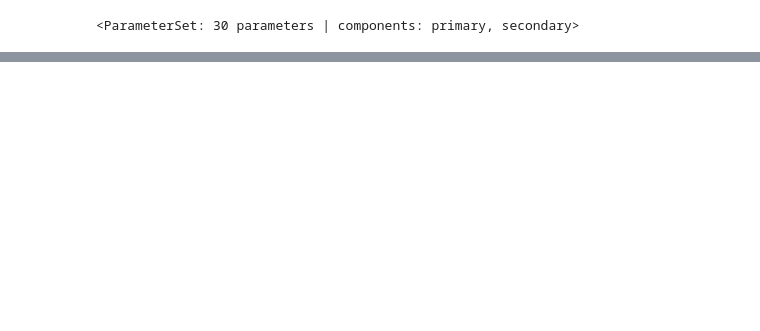
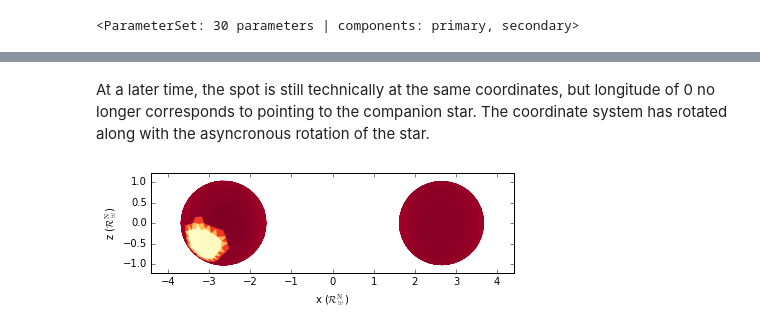
Before and after one commit to phoebe-project/phoebe2-docs, a Jupyter notebook: examples/binary_spots.ipynb, the cells around one changed output, grey strips where cells are left out. Saved outputs shown, nothing was run; the diff lists cells and outputs as text; code cells hidden in the pictures; blank space fills up the shorter version.

```diff
--- a/examples/binary_spots.ipynb
+++ b/examples/binary_spots.ipynb
@@ -75,0 +103,6 @@ axs, artists = b.plot(component='primary', facecolor='teffs', facecmap='YlOrRd',
+# %% [markdown]
+At a later time, the spot is still technically at the same coordinates, but longitude of 0 no longer corresponds to pointing to the companion star.  The coordinate system has rotated along with the asyncronous rotation of the star.
+# %%
+axs, artists = b.plot(time=0.25, facecolor='teffs', facecmap='YlOrRd', edgecolor=None, y='zs')
+# %% [output]
+[figure, added]
```
Also changed, not shown: parts of 20 cells of this notebook, 3 other files.
